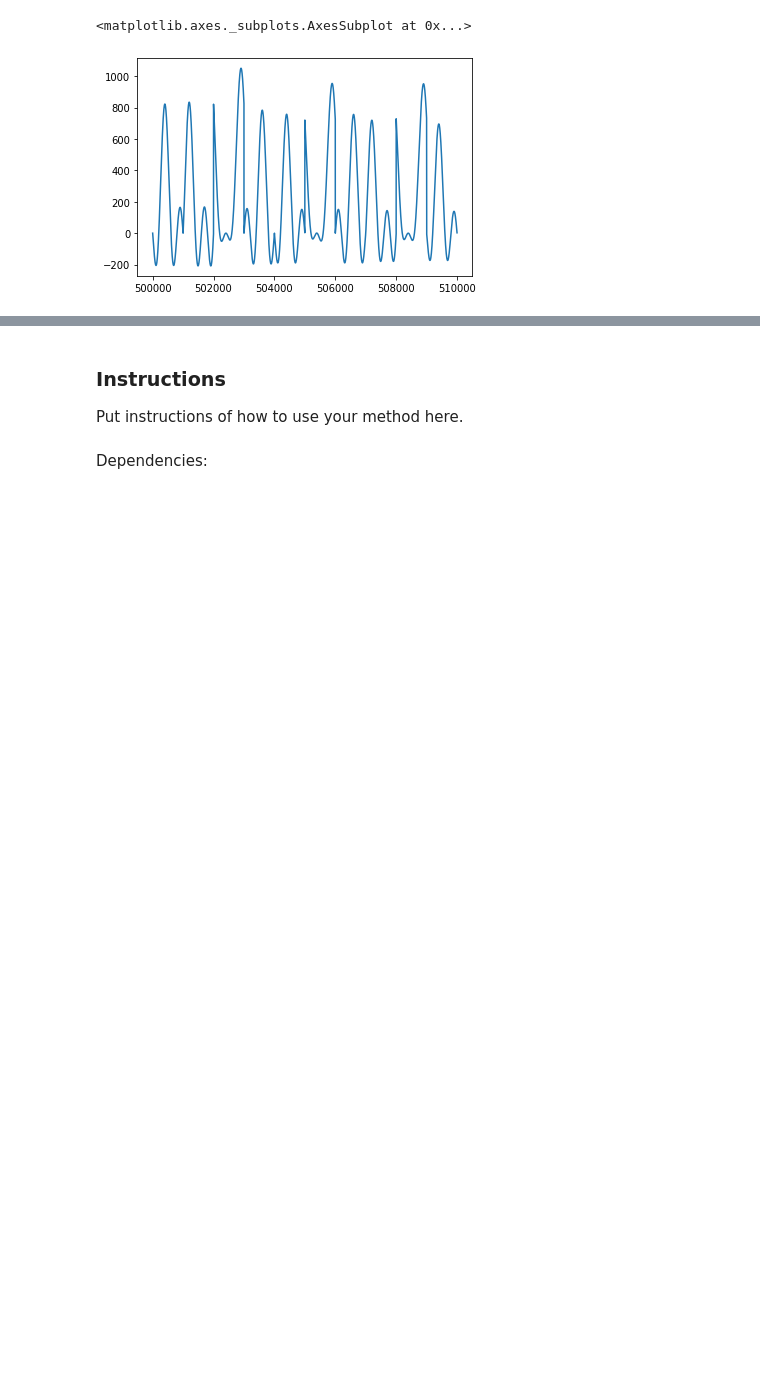
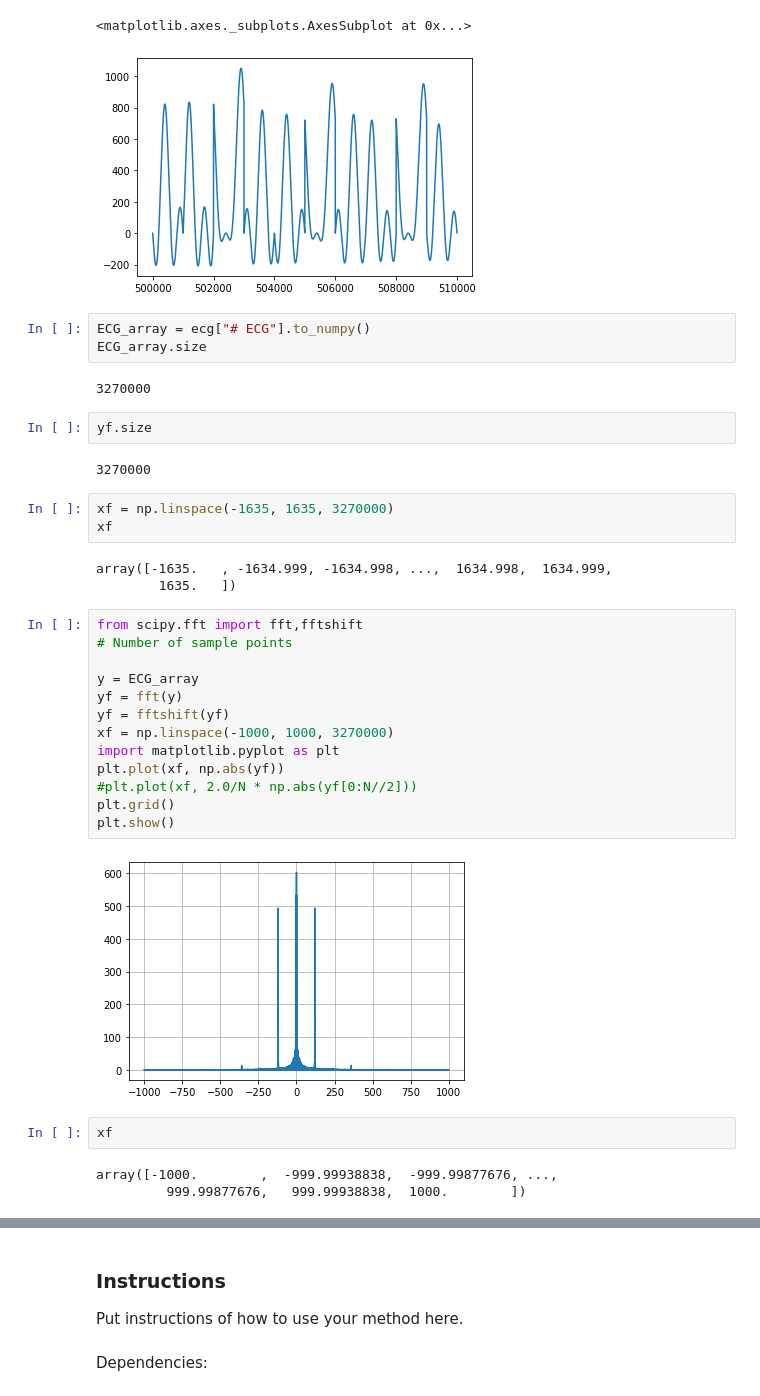
Before and after one commit to DigitalBiomarkerDiscoveryPipeline/Data-Compression-Toolbox, a Jupyter notebook: Baiying/code_m1.ipynb, the cells around one changed output, grey strips where cells are left out. Drawn from its saved outputs; the diff is of its cells as text; blank space fills up the shorter version.

```diff
--- a/Baiying/code_m1.ipynb
+++ b/Baiying/code_m1.ipynb
@@ -90,3 +93,38 @@ HRV_example.plot()
 # %% [output]
 <matplotlib.axes._subplots.AxesSubplot at 0x...>
 [figure]
+# %%
+ECG_array = ecg["# ECG"].to_numpy()
+ECG_array.size
+# %% [output]
+3270000
+# %%
+yf.size
+# %% [output]
+3270000
+# %%
+xf = np.linspace(-1635, 1635, 3270000)
+xf
+# %% [output]
+array([-1635.   , -1634.999, -1634.998, ...,  1634.998,  1634.999,
+        1635.   ])
+# %%
+from scipy.fft import fft,fftshift
+# Number of sample points
+
+y = ECG_array
+yf = fft(y)
+yf = fftshift(yf)
+xf = np.linspace(-1000, 1000, 3270000)
+import matplotlib.pyplot as plt
+plt.plot(xf, np.abs(yf))
+#plt.plot(xf, 2.0/N * np.abs(yf[0:N//2]))
+plt.grid()
+plt.show()
+# %% [output]
+[figure, added]
+# %%
+xf
+# %% [output]
+array([-1000.        ,  -999.99938838,  -999.99877676, ...,
+         999.99877676,   999.99938838,  1000.        ])
```
Also changed, not shown: parts of 18 cells of this notebook, 1 other file.
